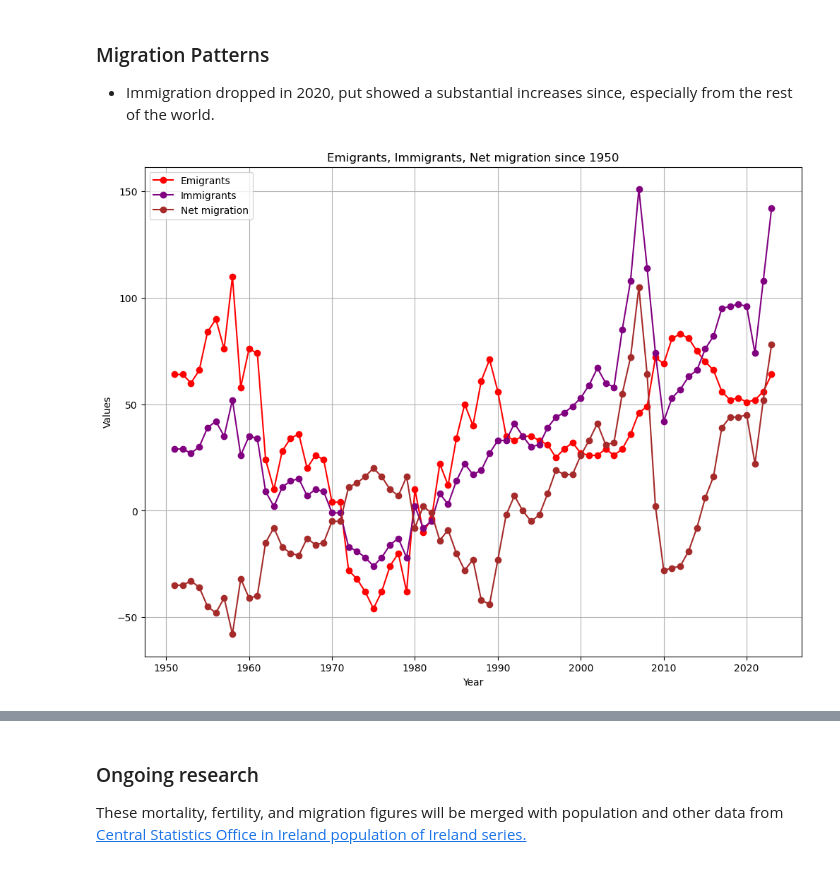
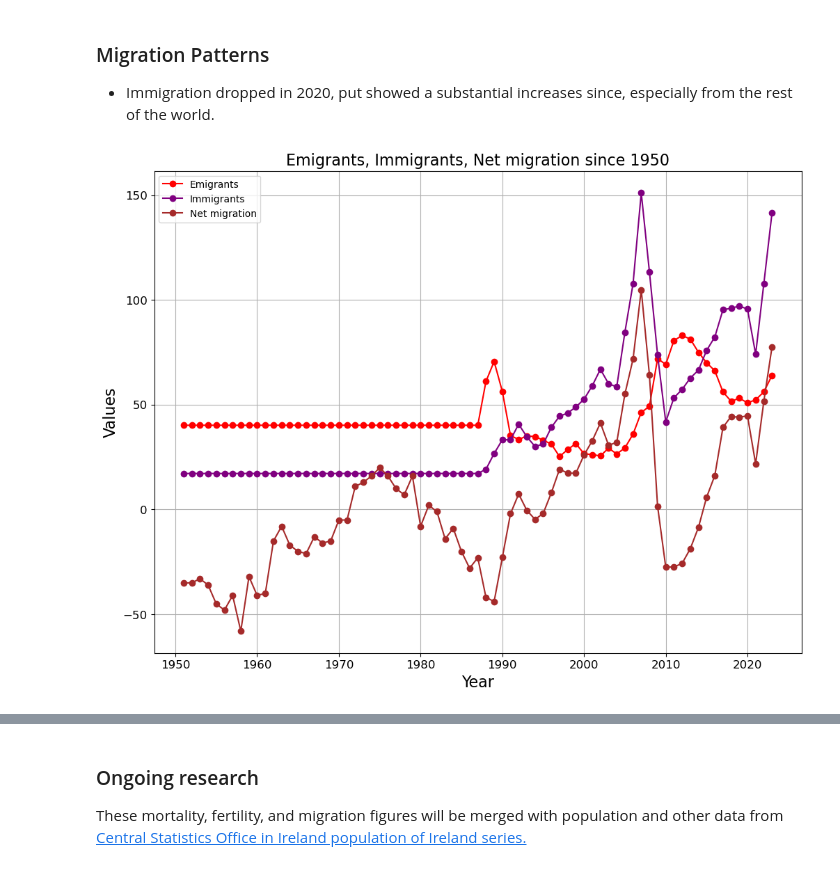
Before and after one commit to ronandownes/pme, a Jupyter notebook: code/PEA15.ipynb, the cells around one changed output, grey strips where cells are left out. Cells and saved outputs as stored; diff of their text form; code cells hidden in the pictures.

```diff
--- a/code/PEA15.ipynb
+++ b/code/PEA15.ipynb
@@ -37,4 +55,4 @@ The dataset is loaded from the `../raw/PEA15.csv` file.
 # %%
 # Load the dataset
 file_path = '../raw/PEA15.csv'
-df = pd.read_csv(file_path)
+df_long = pd.read_csv(file_path)
@@ -318,0 +237,8 @@ dtype: int64
+# %%
+# Pivoting the DataFrame
+df_pivot = df_long.pivot(index='year', columns='component', values='value')
+
+# Resetting the index to make 'year' a column
+df_pivot.reset_index(inplace=False)
+
+df_pivot.columns
@@ -318,0 +273,4 @@ dtype: int64
+# %%
+#preview changes
+df_pivot = df_pivot.reset_index()
+df_pivot.head()
@@ -318,0 +340,18 @@ dtype: int64
+# %%
+# Initial backward fill
+df_pivot_filled = df_pivot.bfill()
+
+# Adjusting values to maintain differences
+for index, row in df_pivot_filled.iterrows():
+    if pd.isna(row['births']) and not pd.isna(row['deaths']):
+        df_pivot_filled.at[index, 'births'] = row['deaths'] + row['natural']
+    elif not pd.isna(row['births']) and pd.isna(row['deaths']):
+        df_pivot_filled.at[index, 'deaths'] = row['births'] - row['natural']
+
+    if pd.isna(row['immigrants']) and not pd.isna(row['emigrants']):
+        df_pivot_filled.at[index, 'immigrants'] = row['emigrants'] + row['migration']
+    elif not pd.isna(row['immigrants']) and pd.isna(row['emigrants']):
+        df_pivot_filled.at[index, 'emigrants'] = row['immigrants'] - row['migration']
+
+# Displaying the first few rows after filling and adjusting
+df_pivot_filled.head()
@@ -511,26 +551,23 @@ This plot illustrates the trend of Natural increase Over Time since 2000
 ### Migration Patterns
 - Immigration dropped in 2020, put showed a substantial increases since, especially from the rest of the world.
 # %%
-import matplotlib.pyplot as plt
 
-# Assuming change_df is your DataFrame
-# Plotting 'Emigrants', 'Immigrants', 'Net migration' on one graph with specified colors
 plt.figure(figsize=(12, 9))
-plt.plot(change_df.index, change_df['Emigrants'], marker='o', label='Emigrants', color='red')
-plt.plot(change_df.index, change_df['Immigrants'], marker='o', label='Immigrants', color='purple')
-plt.plot(change_df.index, change_df['Net migration'], marker='o', label='Net migration', color='brown')
+plt.plot(df_pivot_filled['year'], df_pivot_filled['emigrants'], marker='o', label='Emigrants', color='red')
+plt.plot(df_pivot_filled['year'], df_pivot_filled['immigrants'], marker='o', label='Immigrants', color='purple')
+plt.plot(df_pivot_filled['year'], df_pivot_filled['migration'], marker='o', label='Net migration', color='brown')
 plt.title('Emigrants, Immigrants, Net migration since 1950')
 plt.xlabel('Year')
 plt.ylabel('Values')
 plt.legend()
 plt.grid(True)
 
-# Save the plot before displaying it
-plt.savefig(f'../images/14_flow_since_1950.png')
+# Save the plot
+plt.savefig('../data/flow_since_1950.png')
 
 plt.show()
 # %% [output]
-[figure, old version]
+[figure, new version]
 # %%
 # strings = ['Annual births', 'Annual deaths', 'Natural increase', 'Emigrants', 'Immigrants', 'Net migration']
 # %%
```
Also changed, not shown: parts of 52 cells of this notebook, 46 other files.
